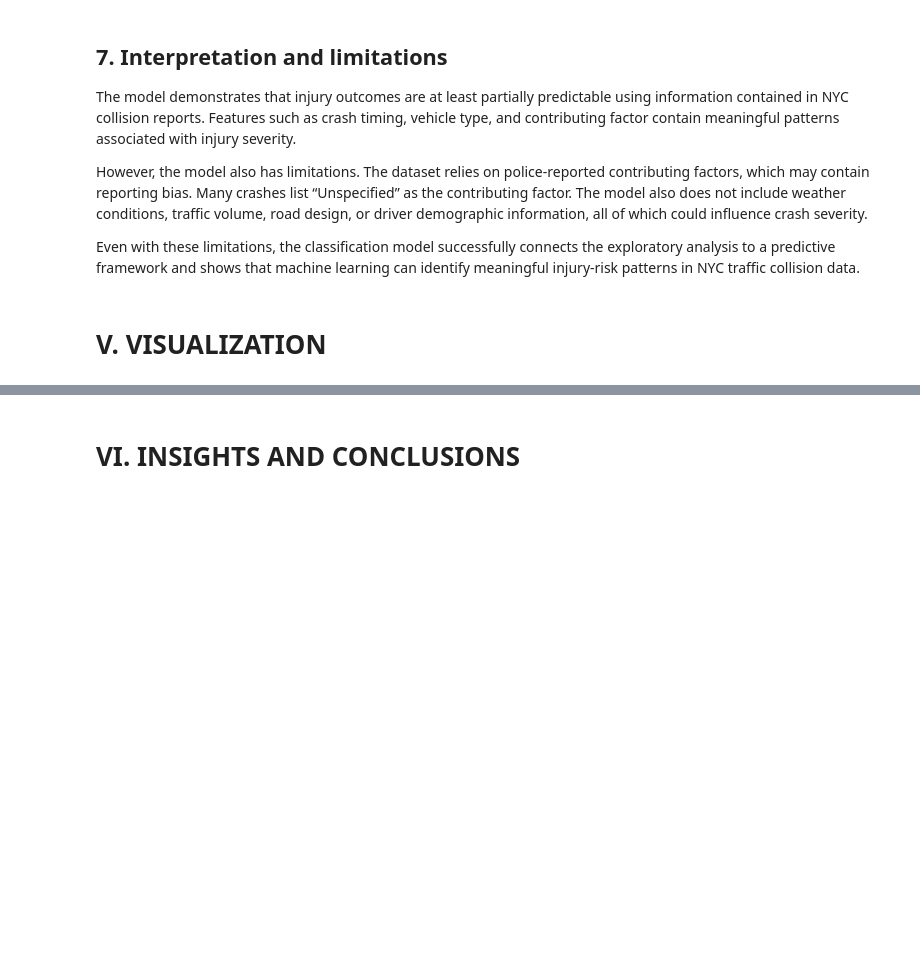
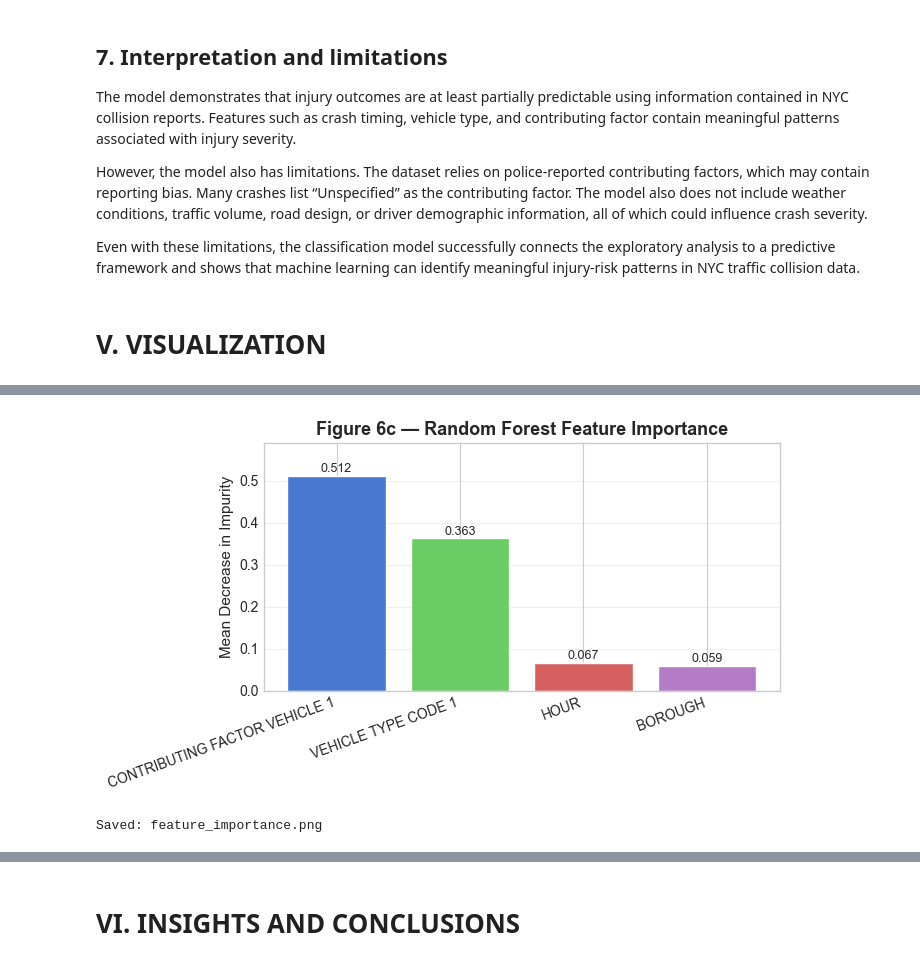
Before and after one commit to eadedeji8/320_Group_Project, a Jupyter notebook: crashes.ipynb, the cells around one changed output, grey strips where cells are left out. Cells and saved outputs as stored; diff of their text form; code cells hidden in the pictures; blank space fills up the shorter version.

```diff
--- a/crashes.ipynb
+++ b/crashes.ipynb
@@ -578,0 +754,32 @@ Even with these limitations, the classification model successfully connects the
+# %%
+# Figure 6c — Random Forest feature importance (mean decrease in impurity).
+importances = rf.feature_importances_
+feat_labels = features
+sorted_idx  = np.argsort(importances)[::-1]
+
+fig, ax = plt.subplots(figsize=(7, 4))
+bars = ax.bar(
+    range(len(features)),
+    importances[sorted_idx],
+    color=['#4878CF', '#6ACC65', '#D65F5F', '#B47CC7'],
+    edgecolor='white'
+)
+ax.set_xticks(range(len(features)))
+ax.set_xticklabels([feat_labels[i] for i in sorted_idx], rotation=20, ha='right', fontsize=10)
+ax.set_ylabel('Mean Decrease in Impurity', fontsize=11)
+ax.set_title('Figure 6c — Random Forest Feature Importance',
+             fontsize=13, fontweight='bold')
+
+for bar, imp in zip(bars, importances[sorted_idx]):
+    ax.text(bar.get_x() + bar.get_width()/2, bar.get_height() + 0.002,
+            f'{imp:.3f}', ha='center', va='bottom', fontsize=9)
+
+ax.grid(axis='y', alpha=0.3)
+ax.set_ylim(0, max(importances) * 1.15)
+plt.tight_layout()
+plt.savefig('feature_importance.png', dpi=150, bbox_inches='tight')
+plt.show()
+print("Saved: feature_importance.png")
+# %% [output]
+[figure, added]
+Saved: feature_importance.png
```
Also changed, not shown: parts of 26 cells of this notebook, 1 other file.
